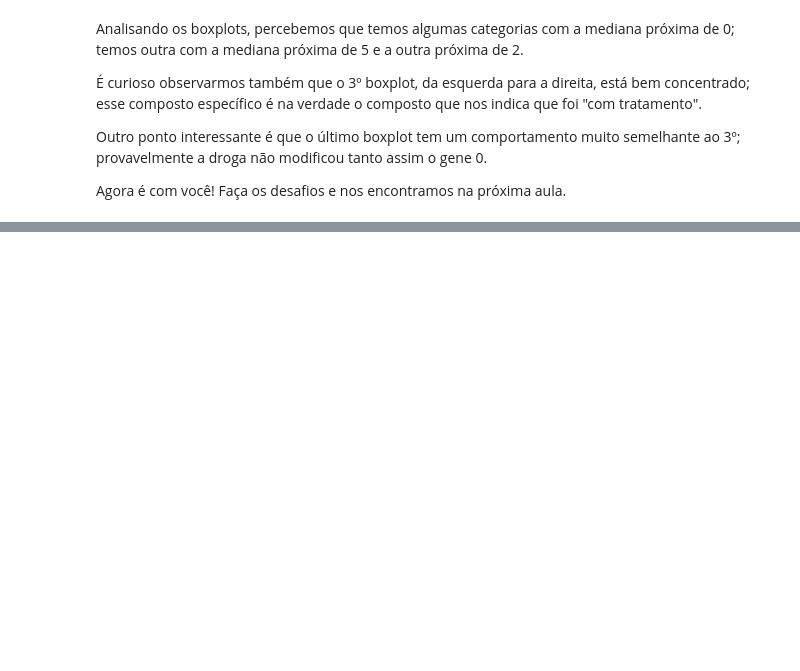
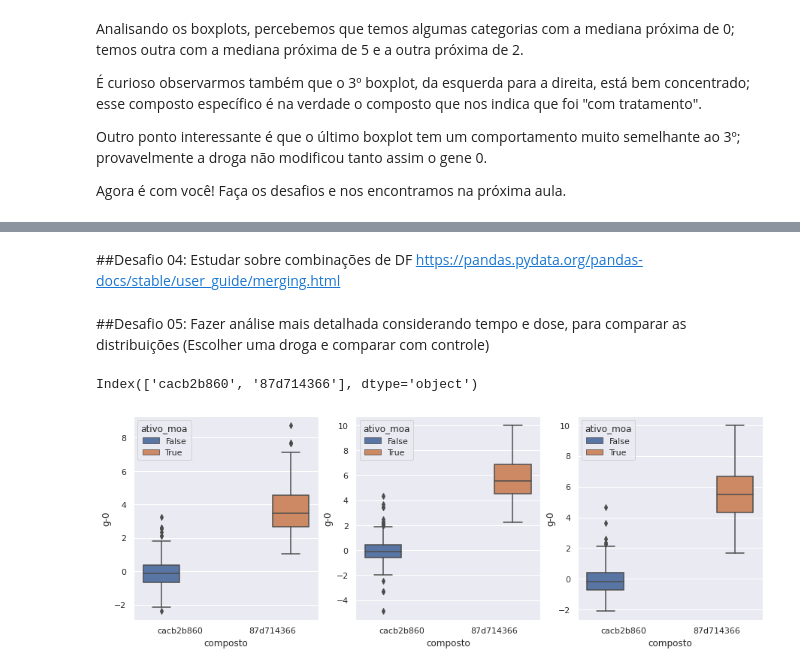
Before and after one commit to ThiagoBizacha/imersaodados3, a Jupyter notebook: Aula_04.ipynb, the cells around one changed output, grey strips where cells are left out. Saved outputs shown, nothing was run; the diff lists cells and outputs as text; code cells hidden in the pictures; blank space fills up the shorter version.

```diff
--- a/Aula_04.ipynb
+++ b/Aula_04.ipynb
@@ -737,0 +703,3 @@ Agora é com você! Faça os desafios e nos encontramos na próxima aula.
+# %%
+dados_resultados['eh_controle'] = (dados['tratamento'] == 'com_contole')
+dados_resultados.head()
@@ -737,0 +714,3 @@ Agora é com você! Faça os desafios e nos encontramos na próxima aula.
+# %%
+dados_combinados = pd.merge(dados, dados_resultados[['id', 'n_moa', 'ativo_moa', 'eh_controle']], on='id')
+dados_combinados.head()
@@ -737,0 +743,24 @@ Agora é com você! Faça os desafios e nos encontramos na próxima aula.
+# %% [markdown]
+##Desafio 04: Estudar sobre combinações de DF https://pandas.pydata.org/pandas-docs/stable/user_guide/merging.html
+# %% [markdown]
+##Desafio 05: Fazer análise mais detalhada considerando tempo e dose, para comparar as distribuições (Escolher uma droga e comparar com controle)
+# %%
+composto_principal = dados_combinados['composto'].value_counts().index[0:2]
+composto_principal
+# %% [output]
+Index(['cacb2b860', '87d714366'], dtype='object')
+# %%
+fig, (ax1, ax2, ax3) = plt.subplots(1,3,figsize=(15,5))
+
+sns.boxplot(data = dados_combinados.query('composto in @composto_principal & tempo == 24'), y= 'g-0', x='composto',
+            hue='ativo_moa', order=composto_principal, ax=ax1)
+
+sns.boxplot(data = dados_combinados.query('composto in @composto_principal & tempo == 48'), y= 'g-0', x='composto',
+            hue='ativo_moa', order=composto_principal, ax=ax2)
+
+sns.boxplot(data = dados_combinados.query('composto in @composto_principal & tempo == 72'), y= 'g-0', x='composto',
+            hue='ativo_moa', order=composto_principal, ax=ax3)
+
+plt.show()
+# %% [output]
+[figure, added]
```
Also changed, not shown: parts of 19 cells of this notebook.
